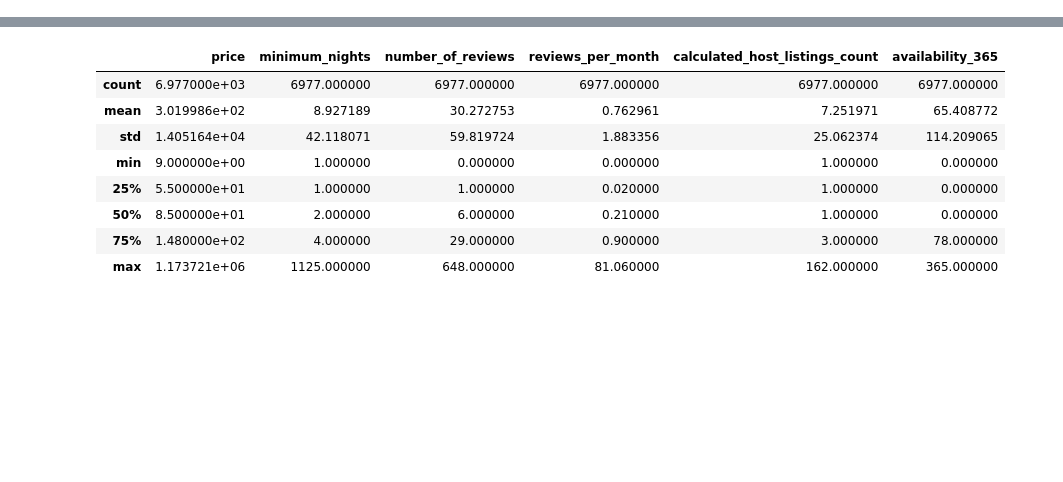
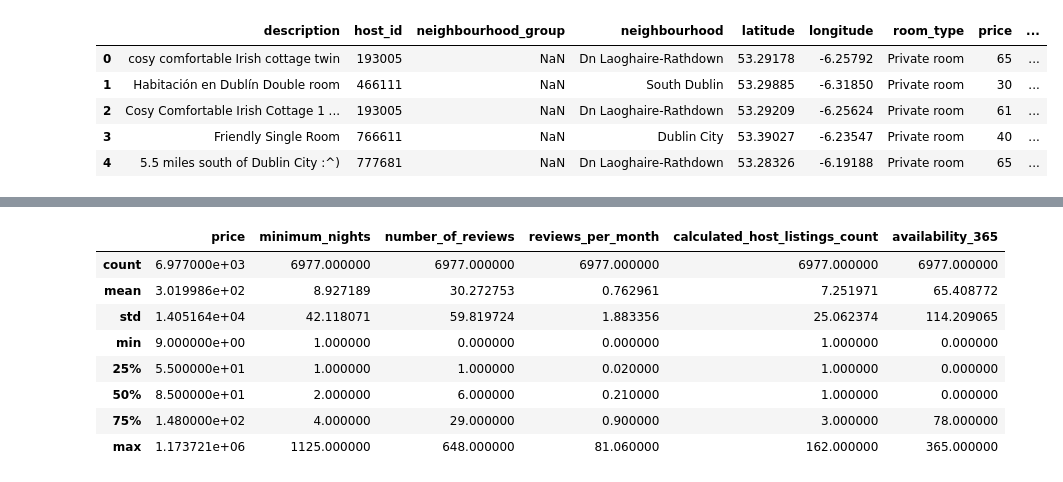
Before and after one commit to malouisek/finalyearproject, a Jupyter notebook: short_term_rental_final .ipynb, the cells around one changed output, grey strips where cells are left out. Cells and saved outputs as stored; diff of their text form; code cells hidden in the pictures; blank space fills up the shorter version.

```diff
--- a/short_term_rental_final .ipynb
+++ b/short_term_rental_final .ipynb
@@ -75,0 +47,4 @@ the dataset for ML is the last one, it is a sample data of Dublin, I want to ide
+# %%
+#Importing the dataset #1
+#The dataset chosen for this project is listings for Airbnb
+listing = pd.read_csv('listings.csv')
@@ -75,0 +110,13 @@ the dataset for ML is the last one, it is a sample data of Dublin, I want to ide
+# %%
+#Replacing all NaN values with 0
+listing.fillna({'license':0}, inplace=True)
+listing.fillna({'description':0}, inplace=True)
+listing.fillna({'reviews_per_month':0}, inplace=True)
+listing.head()
+# %% [output]
+|  | description | host_id | neighbourhood_group | neighbourhood | latitude | longitude | room_type | price | ... |
+| 0 | cosy comfortable Irish cottage twin | 193005 | NaN | Dn Laoghaire-Rathdown | 53.29178 | -6.25792 | Private room | 65 | ... |
+| 1 | Habitación en Dublín Double room | 466111 | NaN | South Dublin | 53.29885 | -6.31850 | Private room | 30 | ... |
+| 2 | Cosy Comfortable Irish Cottage 1 ... | 193005 | NaN | Dn Laoghaire-Rathdown | 53.29209 | -6.25624 | Private room | 61 | ... |
+| 3 | Friendly Single Room | 766611 | NaN | Dublin City | 53.39027 | -6.23547 | Private room | 40 | ... |
+| 4 | 5.5 miles south of Dublin City :^) | 777681 | NaN | Dn Laoghaire-Rathdown | 53.28326 | -6.19188 | Private room | 65 | ... |
```
Also changed, not shown: parts of 121 cells of this notebook.
